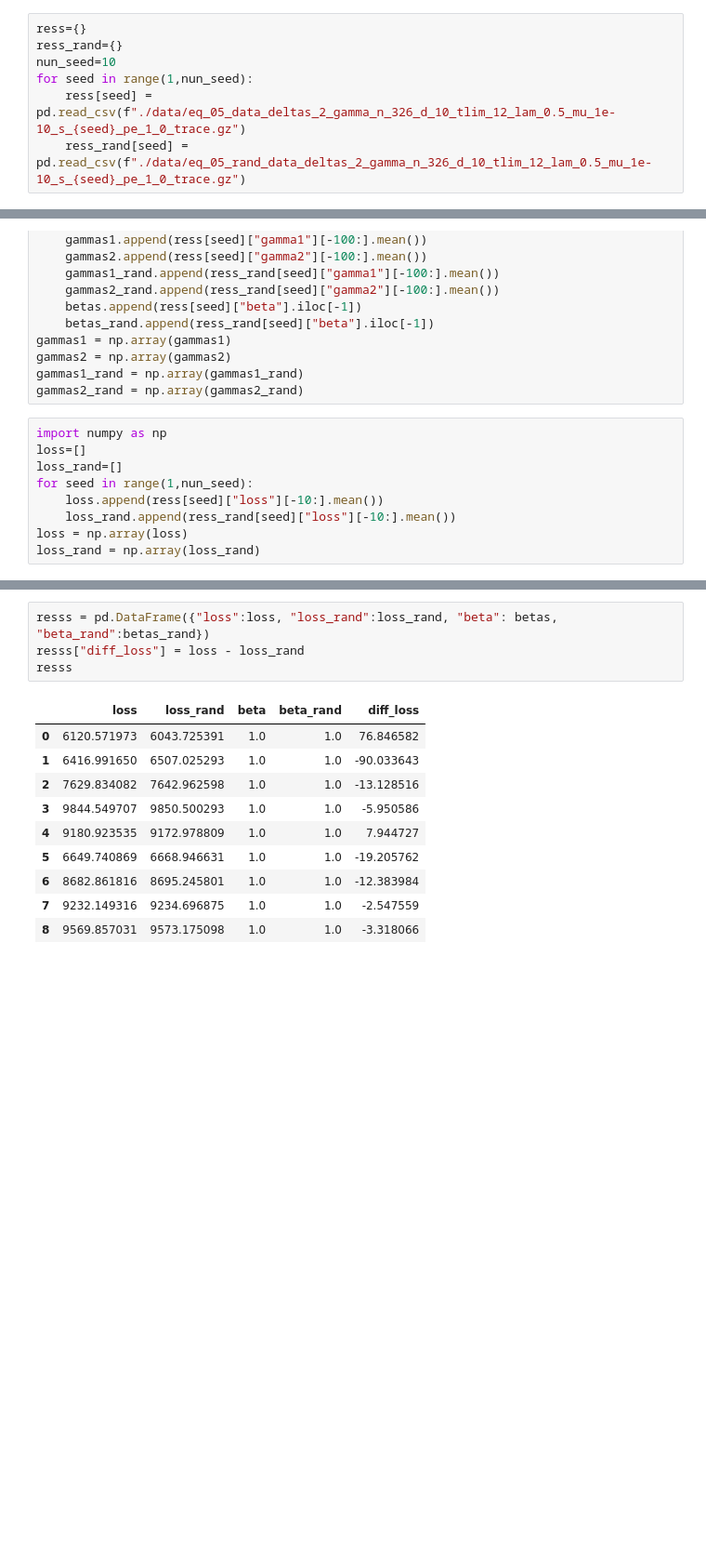
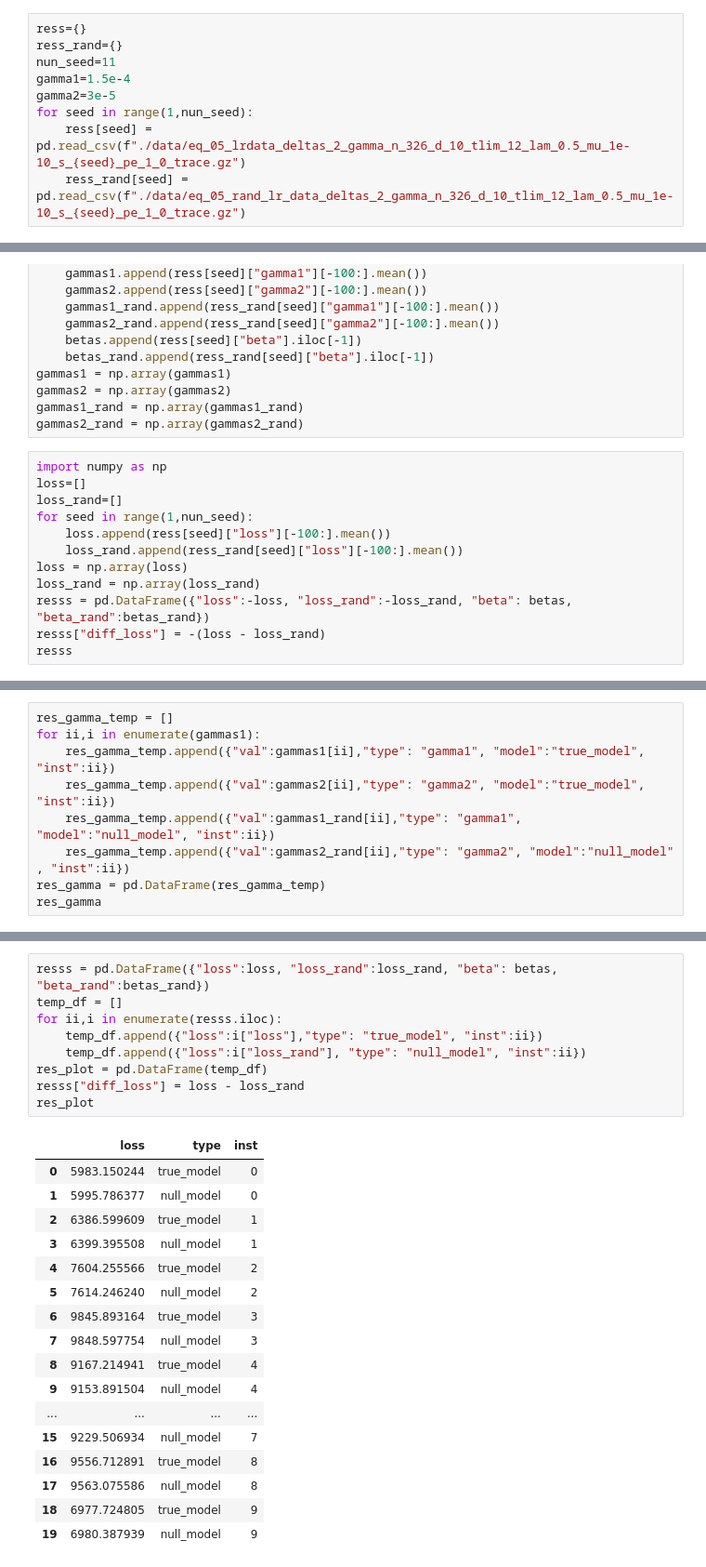
Before and after one commit to ocadni/annfore-results, a Jupyter notebook: results/parameters/i_bird/read_data.ipynb, the cells around one changed output, grey strips where cells are left out. Shown at 93% size. Saved outputs shown, nothing was run; the diff lists cells and outputs as text; blank space fills up the shorter version.

```diff
--- a/results/parameters/i_bird/read_data.ipynb
+++ b/results/parameters/i_bird/read_data.ipynb
@@ -3,7 +3,9 @@ import pandas as pd
 # %%
 ress={}
 ress_rand={}
-nun_seed=10
+nun_seed=11
+gamma1=1.5e-4
+gamma2=3e-5
 for seed in range(1,nun_seed):
-    ress[seed] = pd.read_csv(f"./data/eq_05_data_deltas_2_gamma_n_326_d_10_tlim_12_lam_0.5_mu_1e-10_s_{seed}_pe_1_0_trace.gz")
-    ress_rand[seed] = pd.read_csv(f"./data/eq_05_rand_data_deltas_2_gamma_n_326_d_10_tlim_12_lam_0.5_mu_1e-10_s_{seed}_pe_1_0_trace.gz")
+    ress[seed] = pd.read_csv(f"./data/eq_05_lrdata_deltas_2_gamma_n_326_d_10_tlim_12_lam_0.5_mu_1e-10_s_{seed}_pe_1_0_trace.gz")
+    ress_rand[seed] = pd.read_csv(f"./data/eq_05_rand_lr_data_deltas_2_gamma_n_326_d_10_tlim_12_lam_0.5_mu_1e-10_s_{seed}_pe_1_0_trace.gz")
@@ -31,7 +40,10 @@ import numpy as np
 loss=[]
 loss_rand=[]
 for seed in range(1,nun_seed):
-    loss.append(ress[seed]["loss"][-10:].mean())
-    loss_rand.append(ress_rand[seed]["loss"][-10:].mean())
+    loss.append(ress[seed]["loss"][-100:].mean())
+    loss_rand.append(ress_rand[seed]["loss"][-100:].mean())
 loss = np.array(loss)
 loss_rand = np.array(loss_rand)
+resss = pd.DataFrame({"loss":-loss, "loss_rand":-loss_rand, "beta": betas, "beta_rand":betas_rand})
+resss["diff_loss"] = -(loss - loss_rand)
+resss
@@ -37,0 +98,9 @@ loss_rand = np.array(loss_rand)
+# %%
+res_gamma_temp = []
+for ii,i in enumerate(gammas1):
+    res_gamma_temp.append({"val":gammas1[ii],"type": "gamma1", "model":"true_model", "inst":ii})
+    res_gamma_temp.append({"val":gammas2[ii],"type": "gamma2", "model":"true_model", "inst":ii})
+    res_gamma_temp.append({"val":gammas1_rand[ii],"type": "gamma1", "model":"null_model", "inst":ii})
+    res_gamma_temp.append({"val":gammas2_rand[ii],"type": "gamma2", "model":"null_model" , "inst":ii})
+res_gamma = pd.DataFrame(res_gamma_temp)
+res_gamma
@@ -38,15 +175,27 @@ loss_rand = np.array(loss_rand)
 # %%
 resss = pd.DataFrame({"loss":loss, "loss_rand":loss_rand, "beta": betas, "beta_rand":betas_rand})
+temp_df = []
+for ii,i in enumerate(resss.iloc):
+    temp_df.append({"loss":i["loss"],"type": "true_model", "inst":ii})
+    temp_df.append({"loss":i["loss_rand"], "type": "null_model", "inst":ii})
+res_plot = pd.DataFrame(temp_df)
 resss["diff_loss"] = loss - loss_rand
-resss
+res_plot
 # %% [output]
-|  | loss | loss_rand | beta | beta_rand | diff_loss |
-| 0 | 6120.571973 | 6043.725391 | 1.0 | 1.0 | 76.846582 |
-| 1 | 6416.991650 | 6507.025293 | 1.0 | 1.0 | -90.033643 |
-| 2 | 7629.834082 | 7642.962598 | 1.0 | 1.0 | -13.128516 |
-| 3 | 9844.549707 | 9850.500293 | 1.0 | 1.0 | -5.950586 |
-| 4 | 9180.923535 | 9172.978809 | 1.0 | 1.0 | 7.944727 |
-| 5 | 6649.740869 | 6668.946631 | 1.0 | 1.0 | -19.205762 |
-| 6 | 8682.861816 | 8695.245801 | 1.0 | 1.0 | -12.383984 |
-| 7 | 9232.149316 | 9234.696875 | 1.0 | 1.0 | -2.547559 |
-| 8 | 9569.857031 | 9573.175098 | 1.0 | 1.0 | -3.318066 |
+|  | loss | type | inst |
+| 0 | 5983.150244 | true_model | 0 |
+| 1 | 5995.786377 | null_model | 0 |
+| 2 | 6386.599609 | true_model | 1 |
+| 3 | 6399.395508 | null_model | 1 |
+| 4 | 7604.255566 | true_model | 2 |
+| 5 | 7614.246240 | null_model | 2 |
+| 6 | 9845.893164 | true_model | 3 |
+| 7 | 9848.597754 | null_model | 3 |
+| 8 | 9167.214941 | true_model | 4 |
+| 9 | 9153.891504 | null_model | 4 |
+| ... | ... | ... | ... |
+| 15 | 9229.506934 | null_model | 7 |
+| 16 | 9556.712891 | true_model | 8 |
+| 17 | 9563.075586 | null_model | 8 |
+| 18 | 6977.724805 | true_model | 9 |
+| 19 | 6980.387939 | null_model | 9 |
```
Also changed, not shown: parts of 23 cells of this notebook, 3 other files.
